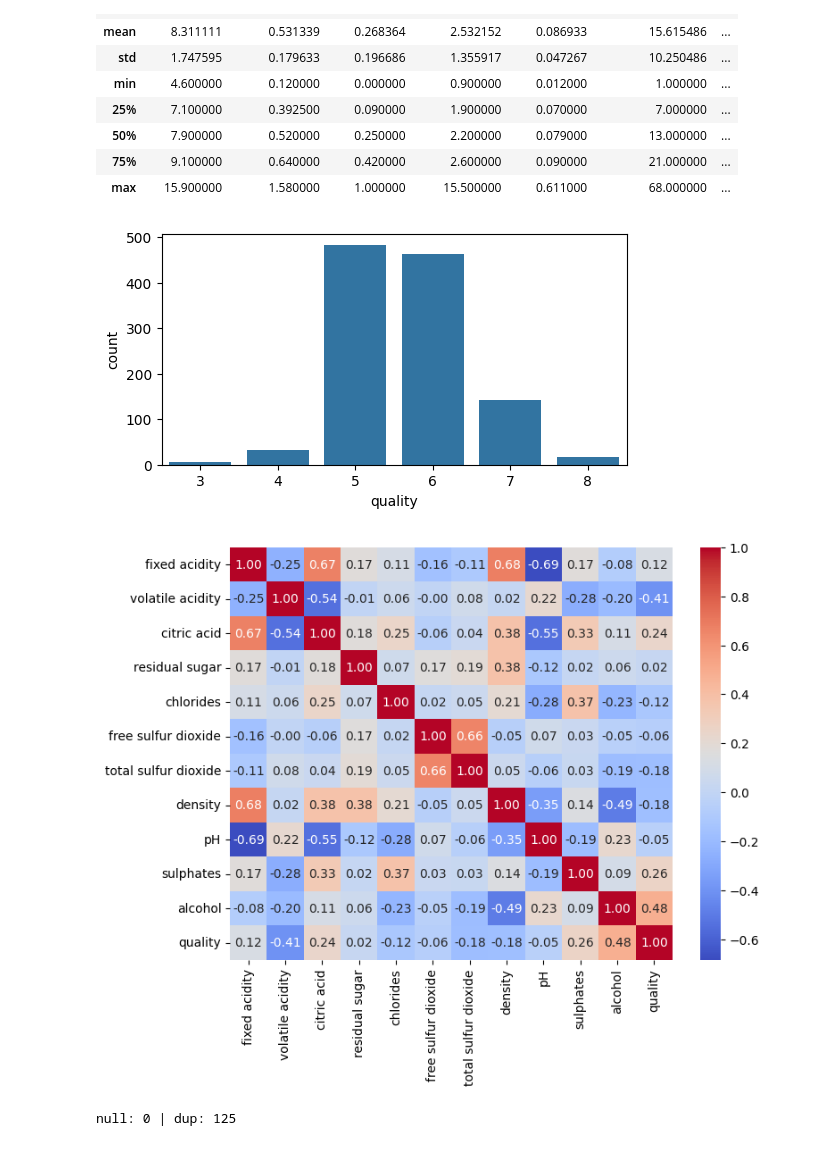
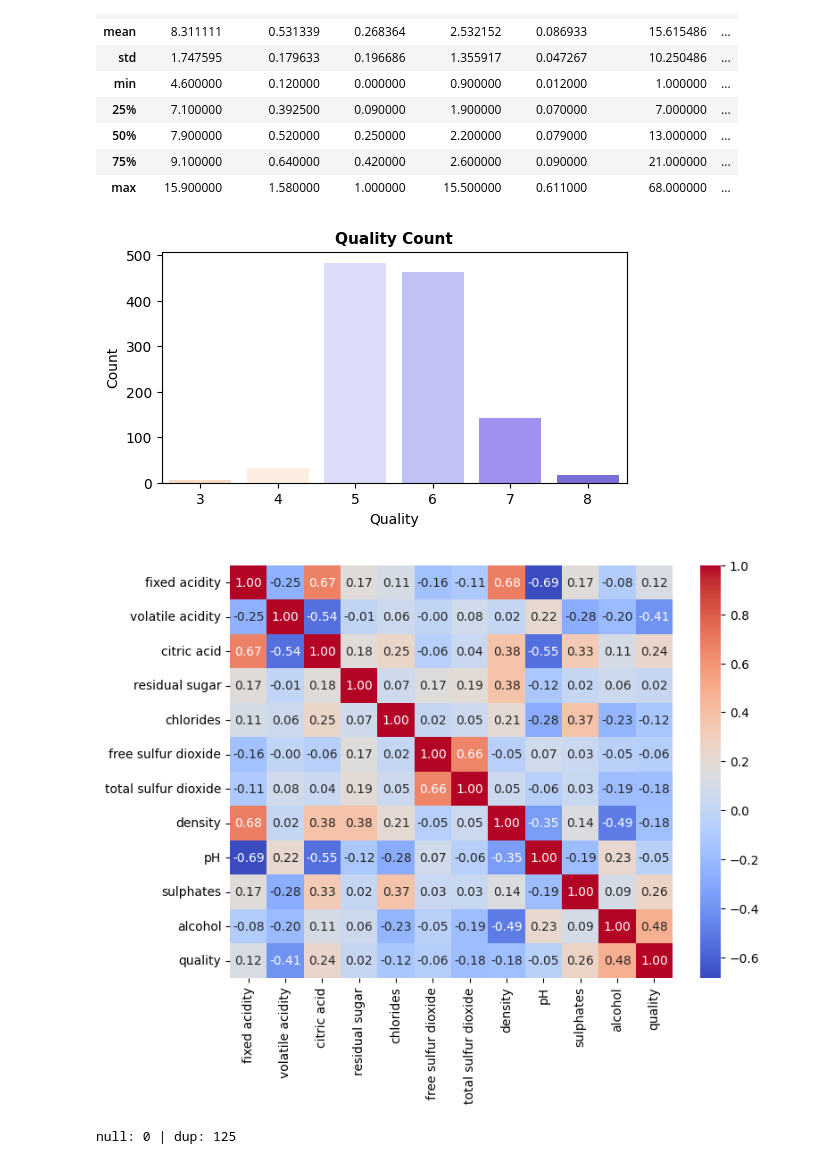
Before and after one commit to catherineapriliaharlina/praktikum-machine-learning, a Jupyter notebook: 5054251012_KNN.ipynb, the cells around one changed output. Cells and saved outputs as stored; diff of their text form; code cells hidden in the pictures.

```diff
--- a/5054251012_KNN.ipynb
+++ b/5054251012_KNN.ipynb
@@ -49,10 +49,12 @@ memory usage: 107.3 KB
 | 75% | 9.100000 | 0.640000 | 0.420000 | 2.600000 | 0.090000 | 21.000000 | ... |
 | max | 15.900000 | 1.580000 | 1.000000 | 15.500000 | 0.611000 | 68.000000 | ... |
 # %%
-plt.figure(figsize=(6,3)); sns.countplot(x='quality', data=df); plt.show()
+# countplot quality pake custom palette + heatmap korelasi
+pal = ['#FFD8BE', '#FFEEDD', '#D8D8FF', '#B8B8FF', '#9381FF', '#6C5CE7']
+plt.figure(figsize=(6,3)); sns.countplot(x='quality', data=df, hue='quality', palette=pal, legend=False); plt.title('Quality Count', fontsize=11, fontweight='bold'); plt.xlabel('Quality'); plt.ylabel('Count'); plt.show()
 plt.figure(figsize=(8,6)); sns.heatmap(df.corr(), annot=True, fmt='.2f', cmap='coolwarm'); plt.show()
 # %% [output]
-[figure, old version]
+[figure, new version]
 [figure]
 # %%
 print(f"null: {df.isnull().sum().sum()} | dup: {df.duplicated().sum()}")
```
Also changed, not shown: parts of 6 cells of this notebook.
